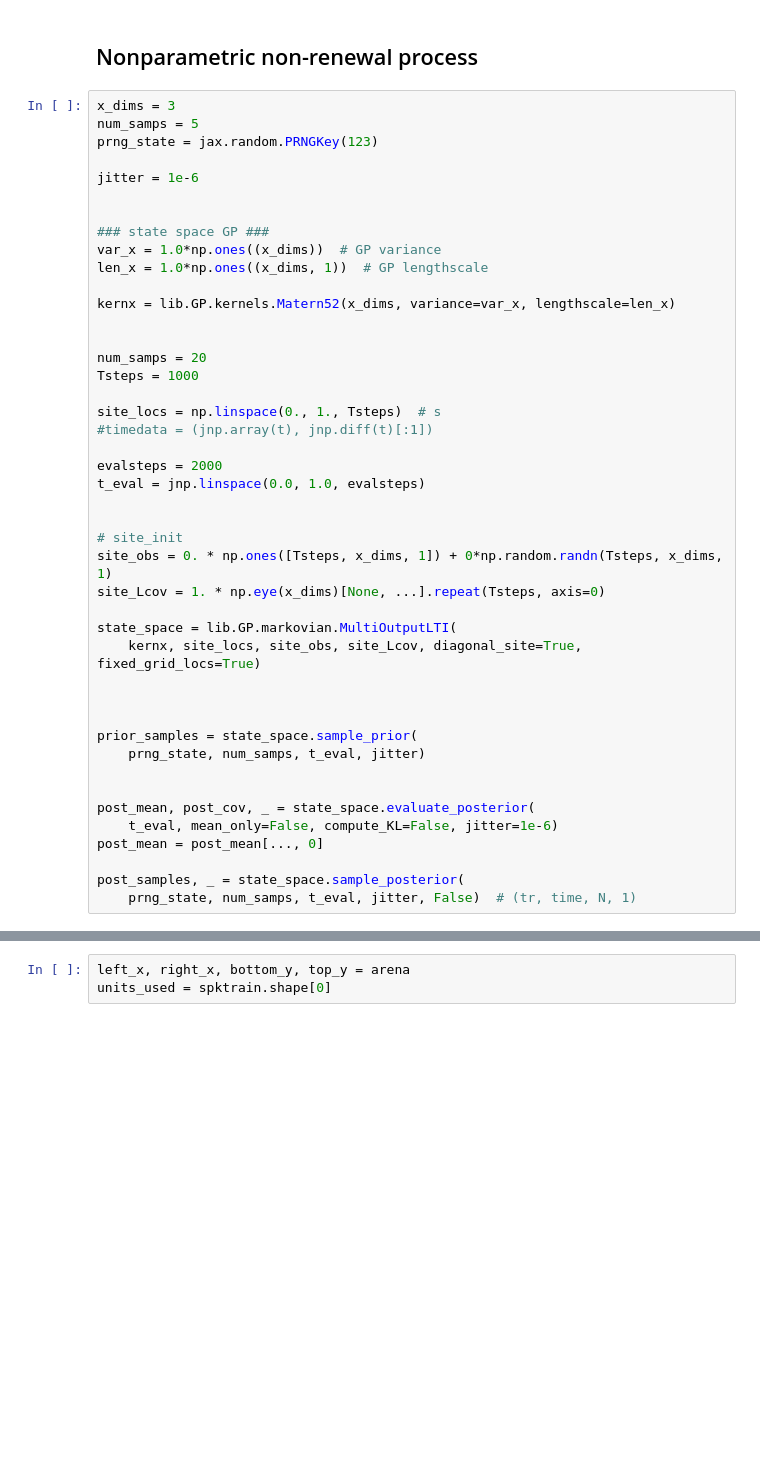
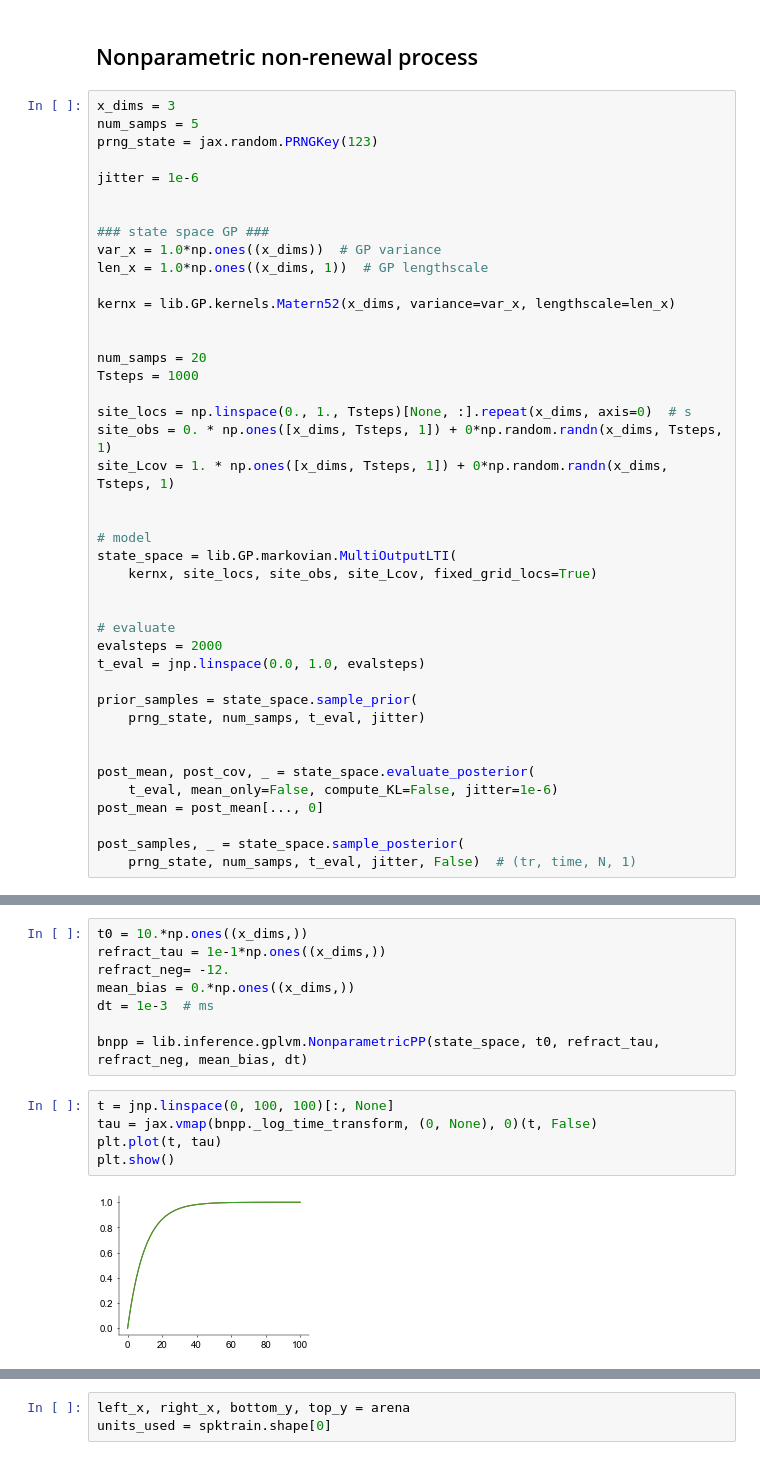
Before and after one commit to davindicode/nonparametric-nonrenewal-process, a Jupyter notebook: notebooks/CA_fit.ipynb, the cells around one changed output, grey strips where cells are left out. Drawn from its saved outputs; the diff is of its cells as text; blank space fills up the shorter version.

```diff
--- a/notebooks/CA_fit.ipynb
+++ b/notebooks/CA_fit.ipynb
@@ -319,21 +318,19 @@ kernx = lib.GP.kernels.Matern52(x_dims, variance=var_x, lengthscale=len_x)
 num_samps = 20
 Tsteps = 1000
 
-site_locs = np.linspace(0., 1., Tsteps)  # s
-#timedata = (jnp.array(t), jnp.diff(t)[:1])
+site_locs = np.linspace(0., 1., Tsteps)[None, :].repeat(x_dims, axis=0)  # s
+site_obs = 0. * np.ones([x_dims, Tsteps, 1]) + 0*np.random.randn(x_dims, Tsteps, 1)
+site_Lcov = 1. * np.ones([x_dims, Tsteps, 1]) + 0*np.random.randn(x_dims, Tsteps, 1)
 
+
+# model
+state_space = lib.GP.markovian.MultiOutputLTI(
+    kernx, site_locs, site_obs, site_Lcov, fixed_grid_locs=True)
+
+
+# evaluate
 evalsteps = 2000
 t_eval = jnp.linspace(0.0, 1.0, evalsteps)
-
-
-# site_init
-site_obs = 0. * np.ones([Tsteps, x_dims, 1]) + 0*np.random.randn(Tsteps, x_dims, 1)
-site_Lcov = 1. * np.eye(x_dims)[None, ...].repeat(Tsteps, axis=0)
-
-state_space = lib.GP.markovian.MultiOutputLTI(
-    kernx, site_locs, site_obs, site_Lcov, diagonal_site=True, fixed_grid_locs=True)
-
-
 
 prior_samples = state_space.sample_prior(
     prng_state, num_samps, t_eval, jitter)
@@ -365,0 +345,15 @@ sample_bin = 0.0008
+# %%
+t0 = 10.*np.ones((x_dims,))
+refract_tau = 1e-1*np.ones((x_dims,))
+refract_neg= -12.
+mean_bias = 0.*np.ones((x_dims,))
+dt = 1e-3  # ms
+
+bnpp = lib.inference.gplvm.NonparametricPP(state_space, t0, refract_tau, refract_neg, mean_bias, dt)
+# %%
+t = jnp.linspace(0, 100, 100)[:, None]
+tau = jax.vmap(bnpp._log_time_transform, (0, None), 0)(t, False)
+plt.plot(t, tau)
+plt.show()
+# %% [output]
+[figure, added]
```
Also changed, not shown: parts of 14 cells of this notebook, 8 other files.
